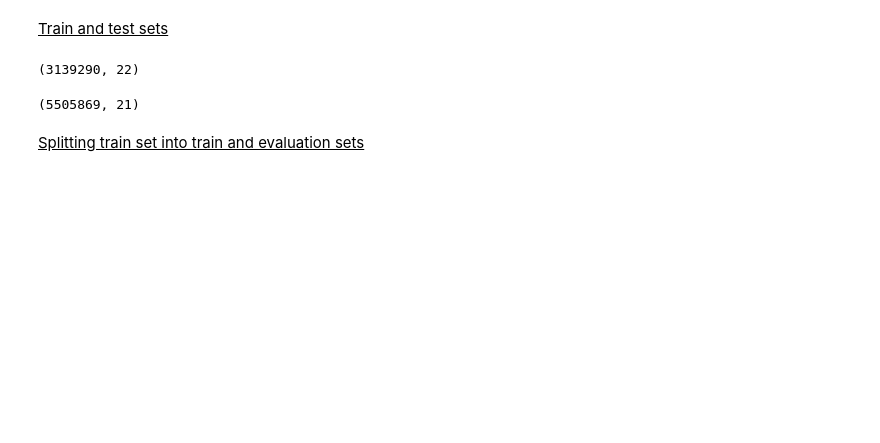
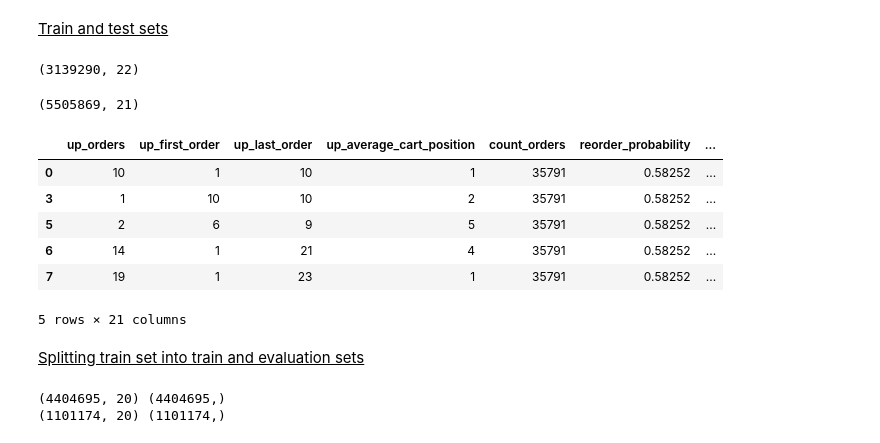
Before and after one commit to MelanVijayaratnam/Kaggle-nb, a Jupyter notebook: Instacart/Instacart.ipynb, the cells around one changed output. Drawn from its saved outputs; the diff is of its cells as text; code cells hidden in the pictures; blank space fills up the shorter version.

```diff
--- a/Instacart/Instacart.ipynb
+++ b/Instacart/Instacart.ipynb
@@ -894,5 +884,15 @@ test_df.shape
 train_df.shape
 # %% [output]
 (5505869, 21)
+# %%
+train_df.head()
+# %% [output]
+|  | up_orders | up_first_order | up_last_order | up_average_cart_position | count_orders | reorder_probability | ... |
+| 0 | 10 | 1 | 10 | 1 | 35791 | 0.58252 | ... |
+| 3 | 1 | 10 | 10 | 2 | 35791 | 0.58252 | ... |
+| 5 | 2 | 6 | 9 | 5 | 35791 | 0.58252 | ... |
+| 6 | 14 | 1 | 21 | 4 | 35791 | 0.58252 | ... |
+| 7 | 19 | 1 | 23 | 1 | 35791 | 0.58252 | ... |
+5 rows × 21 columns
 # %% [markdown]
 <u>Splitting train set into train and evaluation sets</u>
@@ -900,0 +909,6 @@ X_train, X_eval, y_train, y_eval = train_test_split(train[])
+# %%
+print(X_train.shape, y_train.shape)
+print(X_eval.shape, y_eval.shape)
+# %% [output]
+(4404695, 20) (4404695,)
+(1101174, 20) (1101174,)
```
Also changed, not shown: parts of 26 cells of this notebook.
